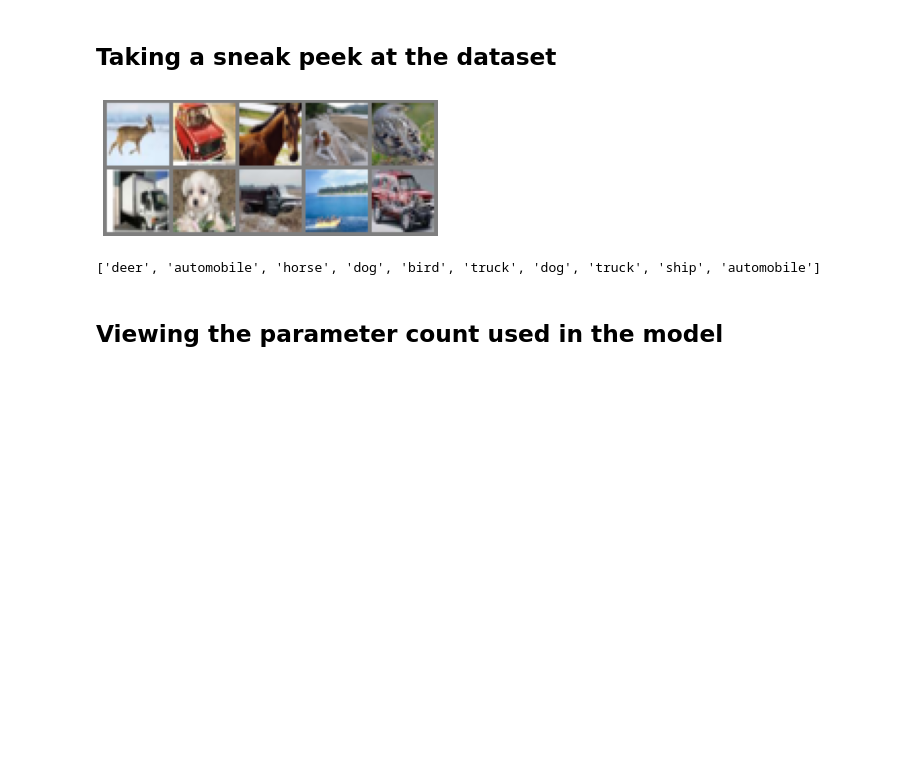
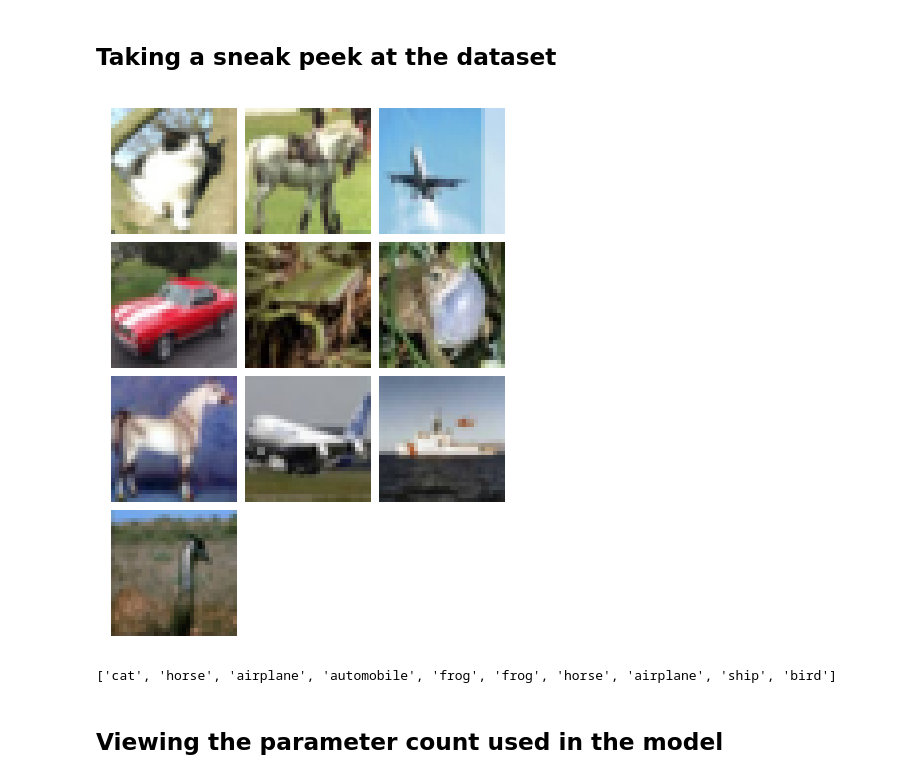
Before and after one commit to sudo-rickroll/EVA, a Jupyter notebook: S9/S9.ipynb, the cells around one changed output. Saved outputs shown, nothing was run; the diff lists cells and outputs as text; code cells hidden in the pictures; blank space fills up the shorter version.

```diff
--- a/S9/S9.ipynb
+++ b/S9/S9.ipynb
@@ -27,8 +52,8 @@ torch.backends.cudnn.deterministic = True
 # %%
 data = DataProcessing('CIFAR10')
 # %%
-train_set = data.Dataset('./Data', True, True, transforms.ToTensor())
-test_set = data.Dataset('./Data', False, True, transforms.ToTensor())
+train_set = data.Dataset('./Data', True, True, AT([A.HorizontalFlip(), A.pytorch.ToTensor()]))
+test_set = data.Dataset('./Data', False, True, AT([A.HorizontalFlip(), A.pytorch.ToTensor()]))
 # %% [output]
 Files already downloaded and verified
 Files already downloaded and verified
@@ -51,23 +100,25 @@ data.Transform(test_set, transforms.Normalize((0.5, 0.5, 0.5), (0.5, 0.5, 0.5)),
 # %%
-train_loader = data.DataLoader(train_set, 100, shuffle=True, num_workers=4, pin_memory=True)
-test_loader = data.DataLoader(test_set, 100, shuffle=True, num_workers=4, pin_memory=True)
+train_loader = data.DataLoader(train_set, batch_size=64, shuffle=True, num_workers=4, pin_memory=True)
+test_loader = data.DataLoader(test_set, batch_size=64, shuffle=True, num_workers=4, pin_memory=True)
 # %% [markdown]
 ## Taking a sneak peek at the dataset
 # %%
+plt.figure(figsize=(10,10))
 batch = next(iter(train_loader))
 images, labels = batch
-image, label = [], []
-for index in range(10):
-  image.append(images[index])
-  label.append(train_set.classes[labels[index].item()])
-grid = torchvision.utils.make_grid(image, nrow=5)
-plt.imshow(np.transpose(grid/2 + 0.5,(1,2,0)))
+image, label = [],[]
+for i in range(10):
+  image.append(images[i])
+  label.append(train_set.classes[labels[i]])
+
+grid = torchvision.utils.make_grid(image, nrow=3, pad_value=1.0)
+plt.imshow(np.transpose(grid, (1,2,0)))
 plt.axis('off')
 plt.show()
 print(label)
 # %% [output]
-[figure, old version]
+[figure, new version]
-['deer', 'automobile', 'horse', 'dog', 'bird', 'truck', 'dog', 'truck', 'ship', 'automobile']
+['cat', 'horse', 'airplane', 'automobile', 'frog', 'frog', 'horse', 'airplane', 'ship', 'bird']
 # %% [markdown]
 ## Viewing the parameter count used in the model
 # %%
```
Also changed, not shown: parts of 12 cells of this notebook, 1 other file.
